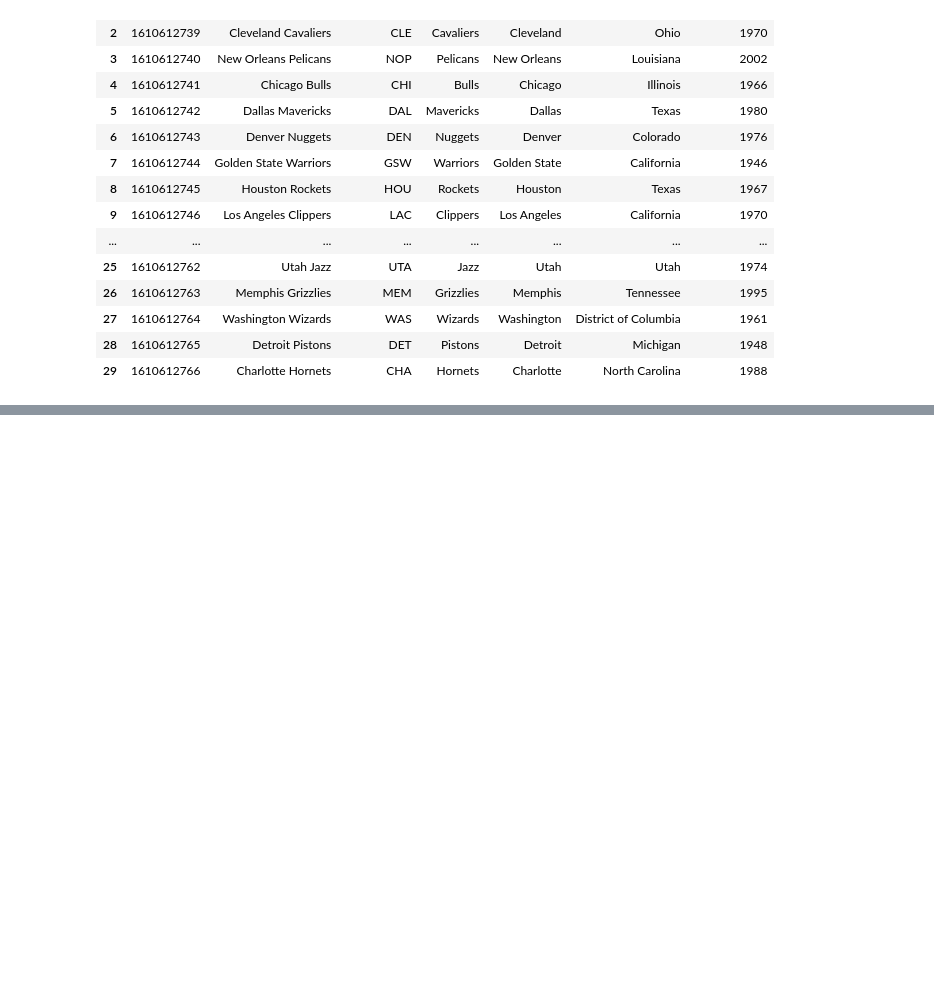
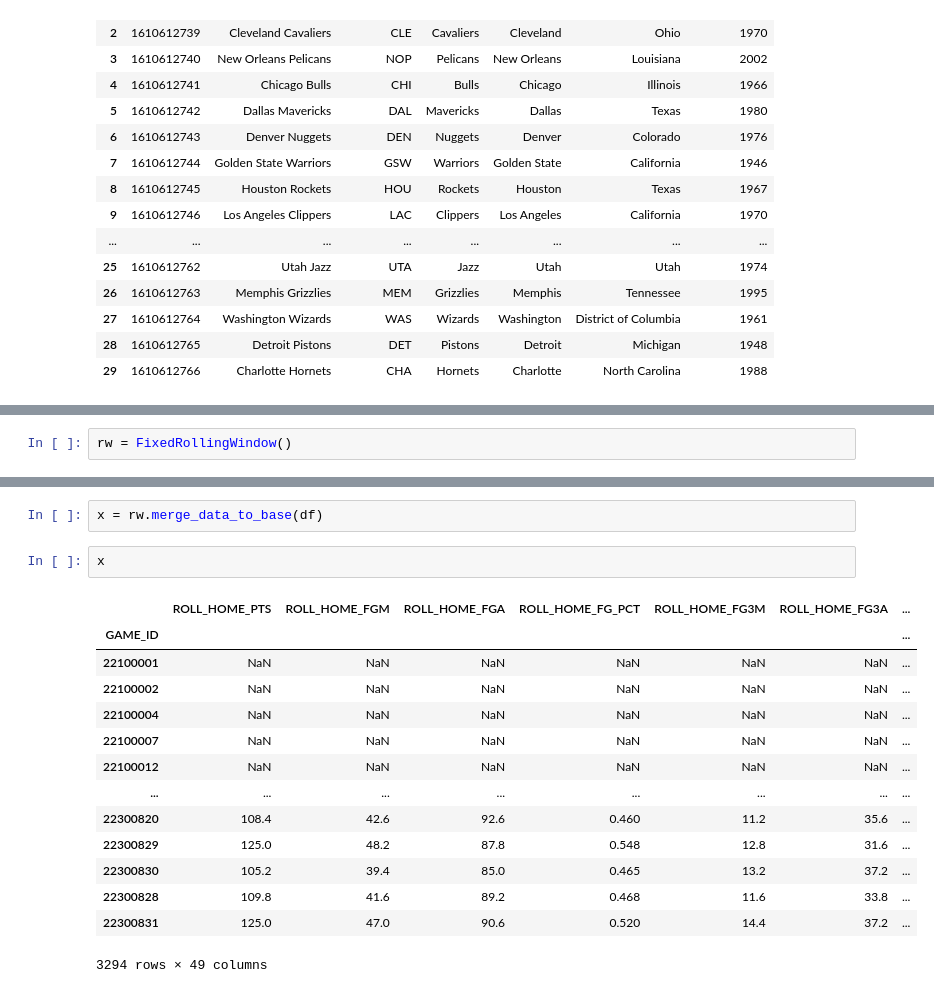
Before and after one commit to stevenworthington/sports_betting, a Jupyter notebook: james/spam_data/notebooks/Untitled.ipynb, the cells around one changed output, grey strips where cells are left out. Drawn from its saved outputs; the diff is of its cells as text; blank space fills up the shorter version.

Commit message:
Spam data v1 looks okay

```diff
--- a/james/spam_data/notebooks/Untitled.ipynb
+++ b/james/spam_data/notebooks/Untitled.ipynb
@@ -49,0 +186,2 @@ df
+# %%
+rw = FixedRollingWindow()
@@ -49,0 +261,19 @@ df
+# %%
+x = rw.merge_data_to_base(df)
+# %%
+x
+# %% [output]
+|  | ROLL_HOME_PTS | ROLL_HOME_FGM | ROLL_HOME_FGA | ROLL_HOME_FG_PCT | ROLL_HOME_FG3M | ROLL_HOME_FG3A | ... |
+| GAME_ID |  |  |  |  |  |  | ... |
+| 22100001 | NaN | NaN | NaN | NaN | NaN | NaN | ... |
+| 22100002 | NaN | NaN | NaN | NaN | NaN | NaN | ... |
+| 22100004 | NaN | NaN | NaN | NaN | NaN | NaN | ... |
+| 22100007 | NaN | NaN | NaN | NaN | NaN | NaN | ... |
+| 22100012 | NaN | NaN | NaN | NaN | NaN | NaN | ... |
+| ... | ... | ... | ... | ... | ... | ... | ... |
+| 22300820 | 108.4 | 42.6 | 92.6 | 0.460 | 11.2 | 35.6 | ... |
+| 22300829 | 125.0 | 48.2 | 87.8 | 0.548 | 12.8 | 31.6 | ... |
+| 22300830 | 105.2 | 39.4 | 85.0 | 0.465 | 13.2 | 37.2 | ... |
+| 22300828 | 109.8 | 41.6 | 89.2 | 0.468 | 11.6 | 33.8 | ... |
+| 22300831 | 125.0 | 47.0 | 90.6 | 0.520 | 14.4 | 37.2 | ... |
+3294 rows × 49 columns
```
Also changed, not shown: parts of 33 cells of this notebook, 9 other files.
